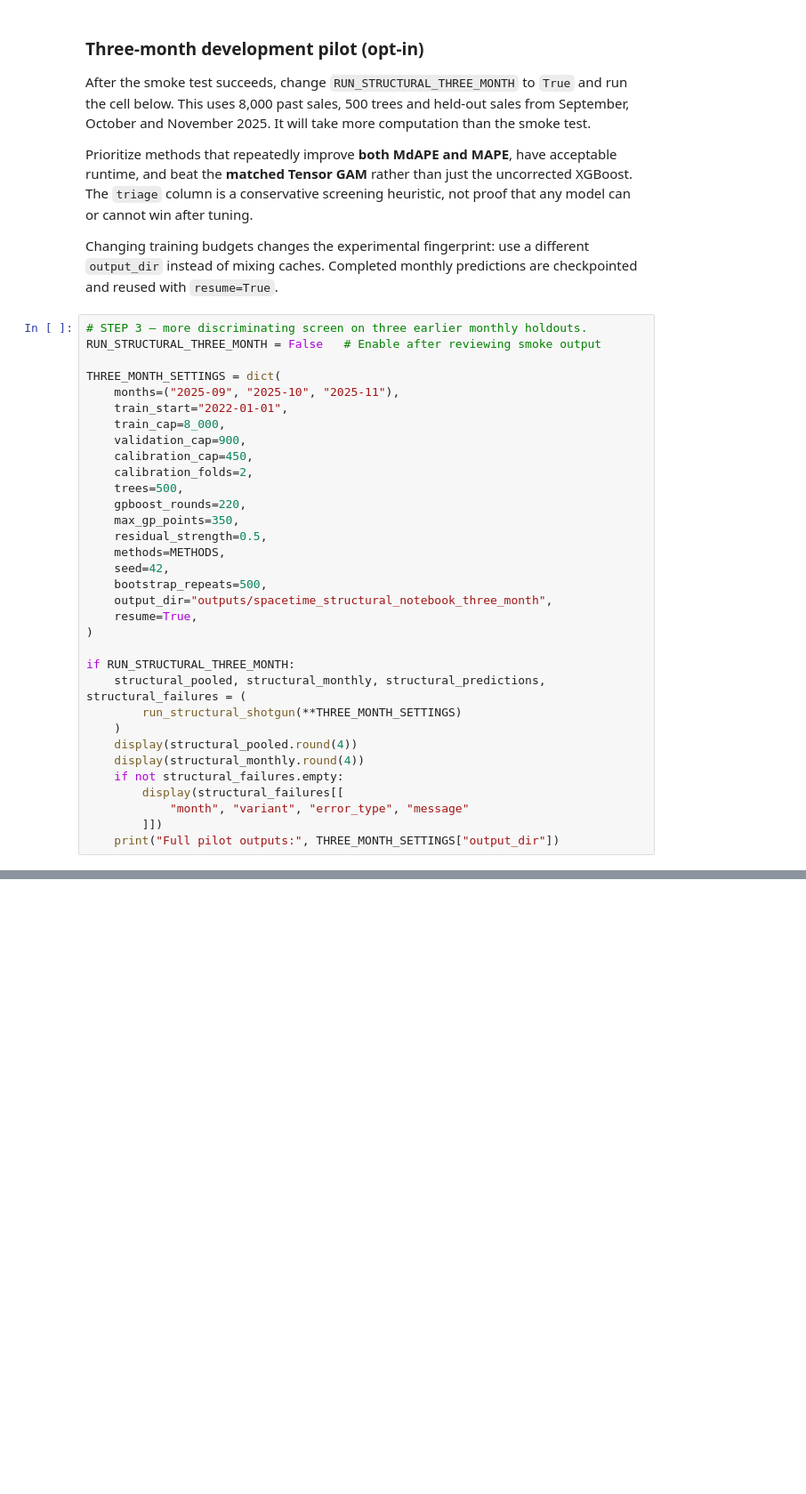
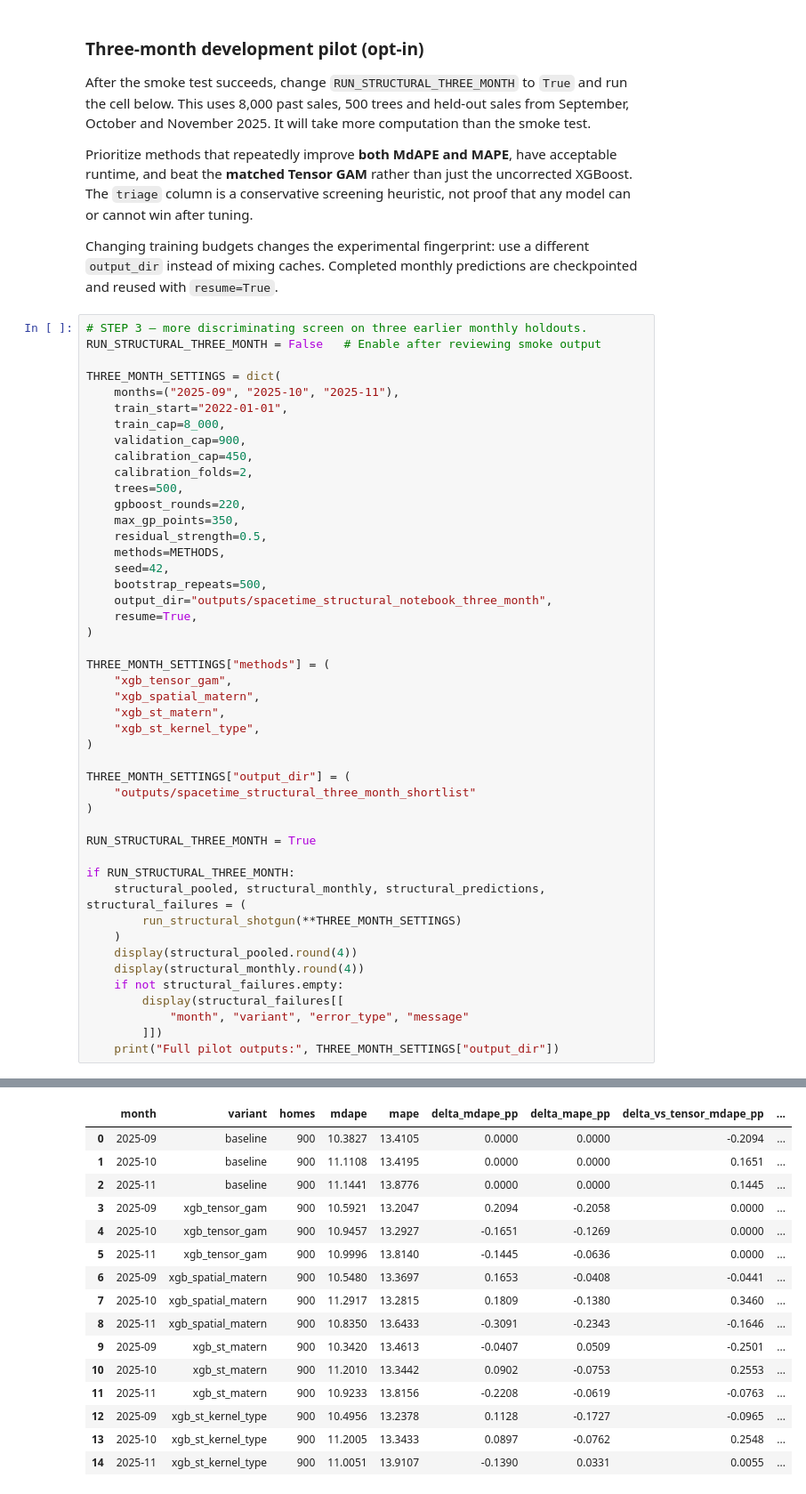
Before and after one commit to HiddenL123/SSU-Data-Dash-hdnl-comp, a Jupyter notebook: spacetime_fast.ipynb, the cells around one changed output, grey strips where cells are left out. Shown at 89% size. Drawn from its saved outputs; the diff is of its cells as text; blank space fills up the shorter version.

Commit message:
tested different spt model types

```diff
--- a/spacetime_fast.ipynb
+++ b/spacetime_fast.ipynb
@@ -242,6 +288,19 @@ THREE_MONTH_SETTINGS = dict(
     resume=True,
 )
 
+THREE_MONTH_SETTINGS["methods"] = (
+    "xgb_tensor_gam",
+    "xgb_spatial_matern",
+    "xgb_st_matern",
+    "xgb_st_kernel_type",
+)
+
+THREE_MONTH_SETTINGS["output_dir"] = (
+    "outputs/spacetime_structural_three_month_shortlist"
+)
+
+RUN_STRUCTURAL_THREE_MONTH = True
+
 if RUN_STRUCTURAL_THREE_MONTH:
     structural_pooled, structural_monthly, structural_predictions, structural_failures = (
         run_structural_shotgun(**THREE_MONTH_SETTINGS)
@@ -253,3 +312,4 @@ if RUN_STRUCTURAL_THREE_MONTH:
             "month", "variant", "error_type", "message"
         ]])
     print("Full pilot outputs:", THREE_MONTH_SETTINGS["output_dir"])
+# %% [output]
@@ -255,0 +339,16 @@ if RUN_STRUCTURAL_THREE_MONTH:
+|  | month | variant | homes | mdape | mape | delta_mdape_pp | delta_mape_pp | delta_vs_tensor_mdape_pp | ... |
+| 0 | 2025-09 | baseline | 900 | 10.3827 | 13.4105 | 0.0000 | 0.0000 | -0.2094 | ... |
+| 1 | 2025-10 | baseline | 900 | 11.1108 | 13.4195 | 0.0000 | 0.0000 | 0.1651 | ... |
+| 2 | 2025-11 | baseline | 900 | 11.1441 | 13.8776 | 0.0000 | 0.0000 | 0.1445 | ... |
+| 3 | 2025-09 | xgb_tensor_gam | 900 | 10.5921 | 13.2047 | 0.2094 | -0.2058 | 0.0000 | ... |
+| 4 | 2025-10 | xgb_tensor_gam | 900 | 10.9457 | 13.2927 | -0.1651 | -0.1269 | 0.0000 | ... |
+| 5 | 2025-11 | xgb_tensor_gam | 900 | 10.9996 | 13.8140 | -0.1445 | -0.0636 | 0.0000 | ... |
+| 6 | 2025-09 | xgb_spatial_matern | 900 | 10.5480 | 13.3697 | 0.1653 | -0.0408 | -0.0441 | ... |
+| 7 | 2025-10 | xgb_spatial_matern | 900 | 11.2917 | 13.2815 | 0.1809 | -0.1380 | 0.3460 | ... |
+| 8 | 2025-11 | xgb_spatial_matern | 900 | 10.8350 | 13.6433 | -0.3091 | -0.2343 | -0.1646 | ... |
+| 9 | 2025-09 | xgb_st_matern | 900 | 10.3420 | 13.4613 | -0.0407 | 0.0509 | -0.2501 | ... |
+| 10 | 2025-10 | xgb_st_matern | 900 | 11.2010 | 13.3442 | 0.0902 | -0.0753 | 0.2553 | ... |
+| 11 | 2025-11 | xgb_st_matern | 900 | 10.9233 | 13.8156 | -0.2208 | -0.0619 | -0.0763 | ... |
+| 12 | 2025-09 | xgb_st_kernel_type | 900 | 10.4956 | 13.2378 | 0.1128 | -0.1727 | -0.0965 | ... |
+| 13 | 2025-10 | xgb_st_kernel_type | 900 | 11.2005 | 13.3433 | 0.0897 | -0.0762 | 0.2548 | ... |
+| 14 | 2025-11 | xgb_st_kernel_type | 900 | 11.0051 | 13.9107 | -0.1390 | 0.0331 | 0.0055 | ... |
```
Also changed, not shown: parts of 5 cells of this notebook.
